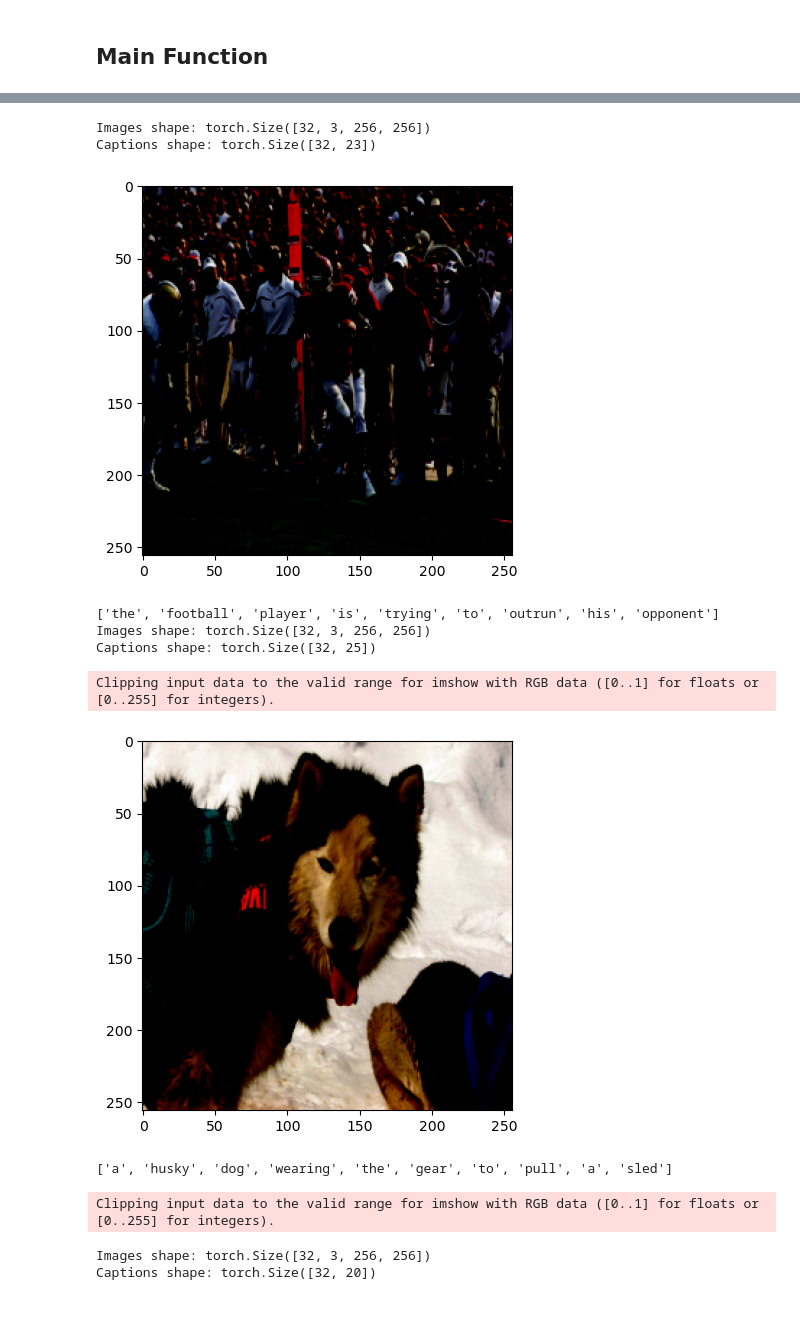
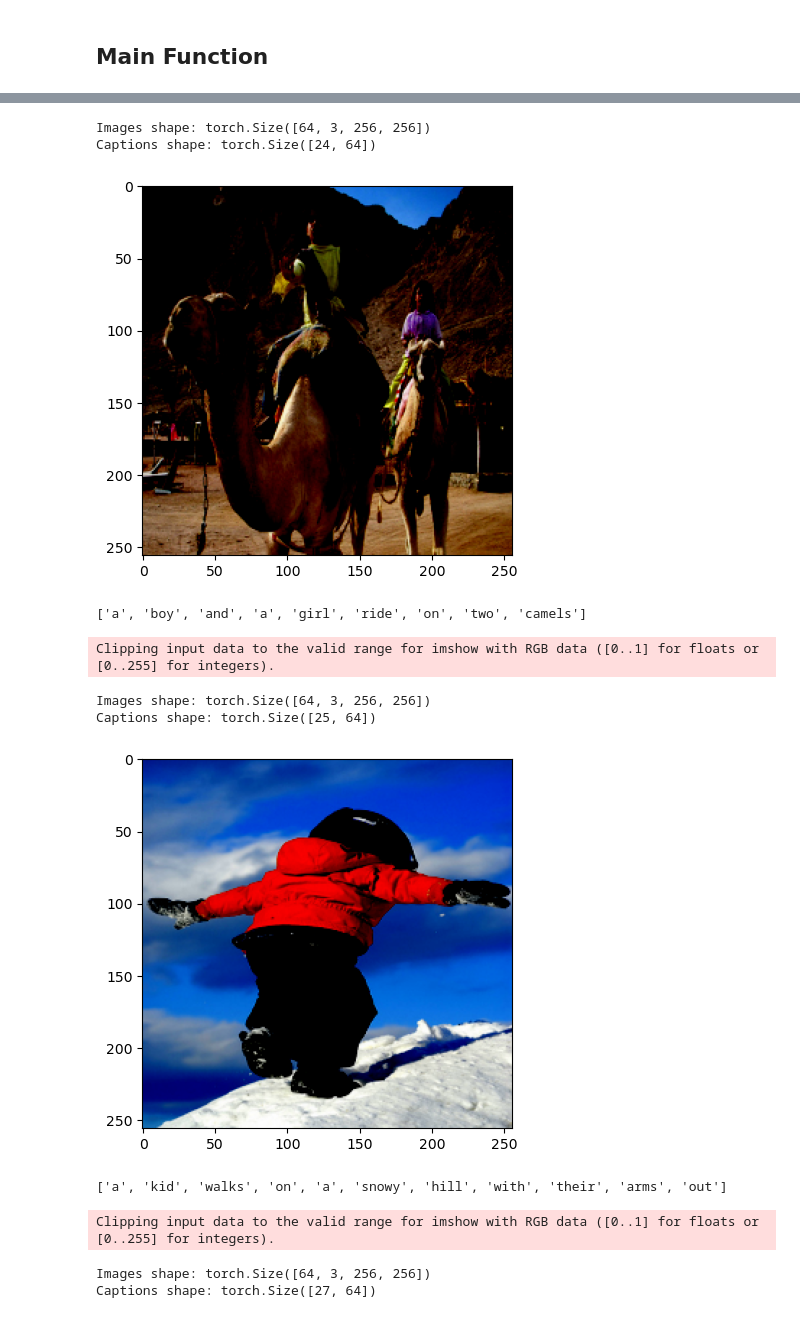
Before and after one commit to philiplpaterson/image-caption-generator, a Jupyter notebook: main.ipynb, the cells around one changed output, grey strips where cells are left out. Saved outputs shown, nothing was run; the diff lists cells and outputs as text; code cells hidden in the pictures.

```diff
--- a/main.ipynb
+++ b/main.ipynb
@@ -380,7 +647,7 @@ val_data_fname = 'val_data.json'
 english_vocab_path = 'English_vocab.pth'
 
 device = torch.device('cuda' if torch.cuda.is_available() else 'cpu')
-BATCH_SIZE = 32
+BATCH_SIZE = 64
 # %%
 # Load the data
 training_json = json.load(open(datapath + training_data_fname))
@@ -453,43 +767,43 @@ img_name = datapath + 'Images/' + data['filename']
 
 #Get the token array of the third caption of the first training image
 caption_id = 2 # Should be in the range of 0-4
 tokens = data['sentences'][caption_id]['tokens']
 
 # Test Prints
 img = mpimg.imread(img_name)
 # imgplot = plt.imshow(img)
 
 
 fig = plt.figure()
 
 # Sampling function for testing TODO: Remove
 for i, sample in enumerate(train_dataloader):
     images, captions = sample
     print("Images shape:", images.shape)
     print("Captions shape:", captions.shape)
 
     # Convert the tensor to a numpy array
     img_np = images[0].numpy()
 
     # Transpose the dimensions for imshow
     img_np = np.transpose(img_np, (1, 2, 0))
     # Display the image
     plt.imshow(img_np)
     plt.show()
-    print(decode_tokens(captions[0].tolist(),en_vocab))
-    if i == 4:
+    print(decode_tokens(captions[:,0].tolist(),en_vocab))
+    if i == 8:
         break
 # %% [output]
 Clipping input data to the valid range for imshow with RGB data ([0..1] for floats or [0..255] for integers).
-Images shape: torch.Size([32, 3, 256, 256])
-Captions shape: torch.Size([32, 23])
+Images shape: torch.Size([64, 3, 256, 256])
+Captions shape: torch.Size([24, 64])
-[figure, old version]
+[figure, new version]
-['the', 'football', 'player', 'is', 'trying', 'to', 'outrun', 'his', 'opponent']
-Images shape: torch.Size([32, 3, 256, 256])
-Captions shape: torch.Size([32, 25])
+['a', 'boy', 'and', 'a', 'girl', 'ride', 'on', 'two', 'camels']
 Clipping input data to the valid range for imshow with RGB data ([0..1] for floats or [0..255] for integers).
+Images shape: torch.Size([64, 3, 256, 256])
+Captions shape: torch.Size([25, 64])
-[figure, old version]
+[figure, new version]
-['a', 'husky', 'dog', 'wearing', 'the', 'gear', 'to', 'pull', 'a', 'sled']
-Clipping input data to the valid range for imshow with RGB data ([0..1] for floats or [0..255] for integers).
+['a', 'kid', 'walks', 'on', 'a', 'snowy', 'hill', 'with', 'their', 'arms', 'out']
-Images shape: torch.Size([32, 3, 256, 256])
-Captions shape: torch.Size([32, 20])
+Clipping input data to the valid range for imshow with RGB data ([0..1] for floats or [0..255] for integers).
+Images shape: torch.Size([64, 3, 256, 256])
+Captions shape: torch.Size([27, 64])
```
Also changed, not shown: parts of 9 cells of this notebook, 2 other files.
